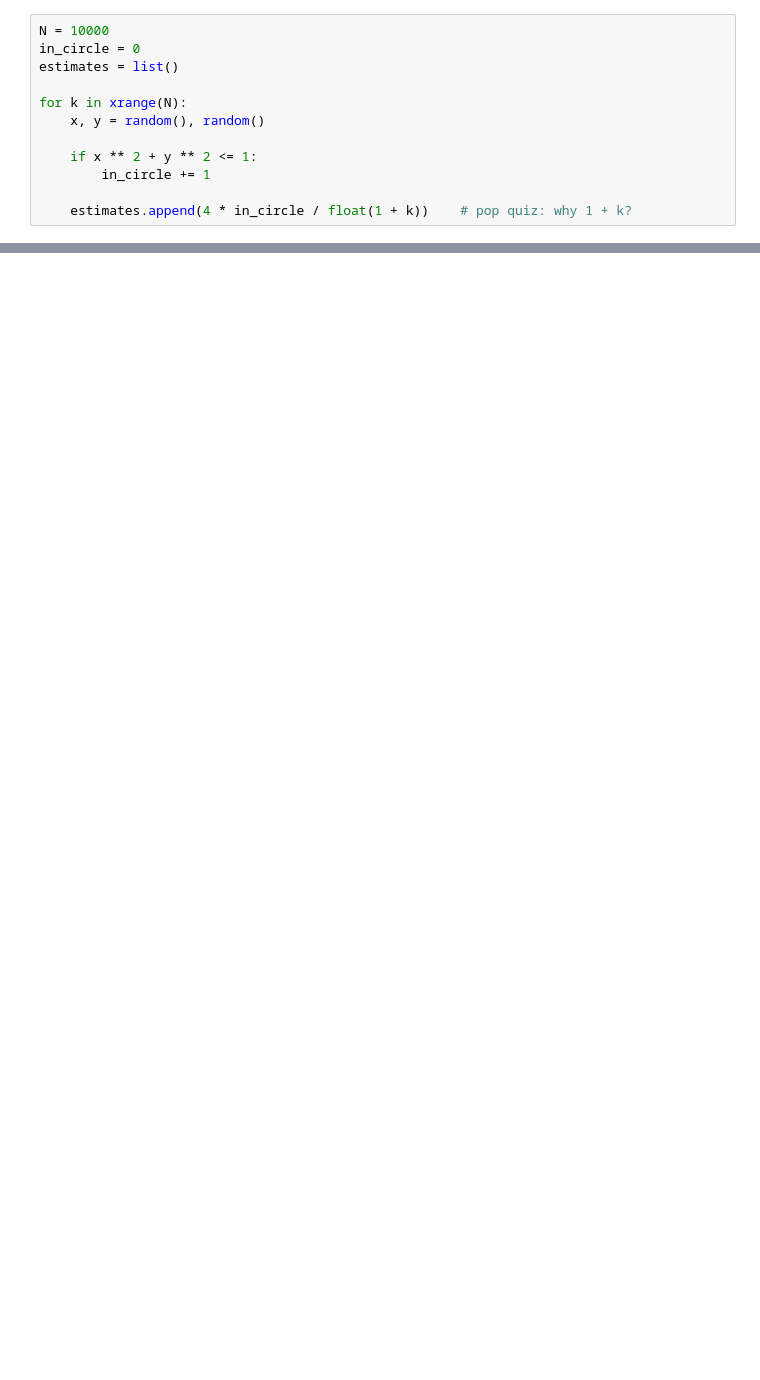
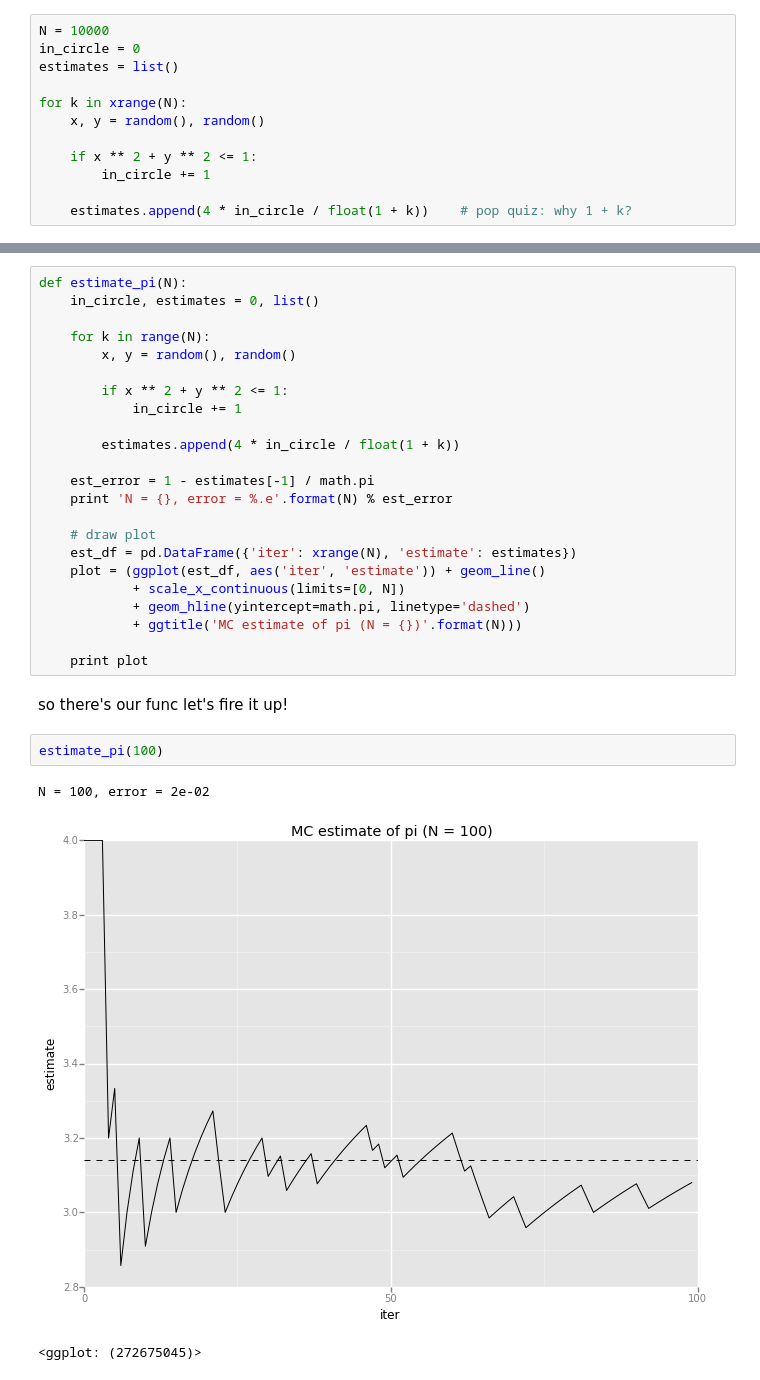
Before and after one commit to jason137/jason137.github.io, a Jupyter notebook: pi.ipynb, the cells around one changed output, grey strips where cells are left out. Saved outputs shown, nothing was run; the diff lists cells and outputs as text; blank space fills up the shorter version.

```diff
--- a/pi.ipynb
+++ b/pi.ipynb
@@ -47,0 +50,31 @@ print plot
+# %%
+def estimate_pi(N):
+    in_circle, estimates = 0, list()
+
+    for k in range(N):
+        x, y = random(), random()
+
+        if x ** 2 + y ** 2 <= 1:
+            in_circle += 1
+
+        estimates.append(4 * in_circle / float(1 + k))
+
+    est_error = 1 - estimates[-1] / math.pi
+    print 'N = {}, error = %.e'.format(N) % est_error
+
+    # draw plot
+    est_df = pd.DataFrame({'iter': xrange(N), 'estimate': estimates})
+    plot = (ggplot(est_df, aes('iter', 'estimate')) + geom_line()
+            + scale_x_continuous(limits=[0, N])
+            + geom_hline(yintercept=math.pi, linetype='dashed')
+            + ggtitle('MC estimate of pi (N = {})'.format(N)))
+
+    print plot
+# %% [markdown]
+so there's our func let's fire it up!
+# %%
+estimate_pi(100)
+# %% [output]
+N = 100, error = 2e-02
+[figure, added]
+<ggplot: (272675045)>
```
Also changed, not shown: parts of 16 cells of this notebook.
